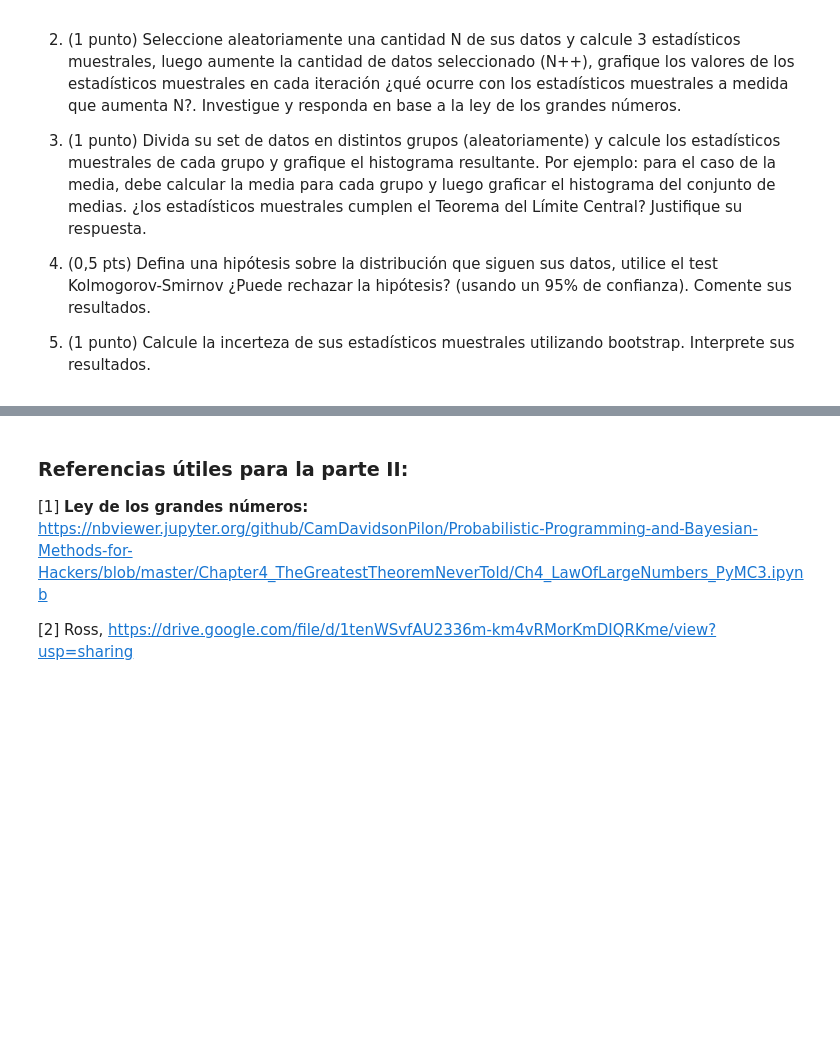
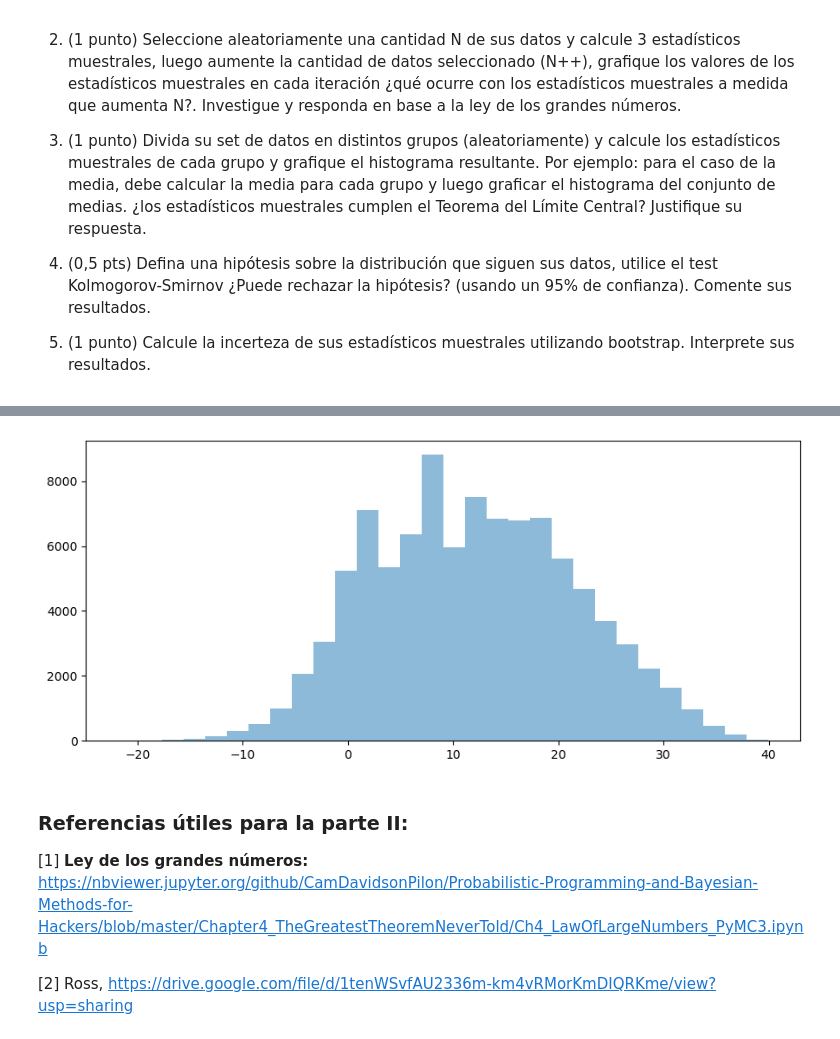
Before and after one commit to rickiwasho/statistical-simulations, a Jupyter notebook: ProyectoUnidad1.ipynb, the cells around one changed output, grey strips where cells are left out. Drawn from its saved outputs; the diff is of its cells as text; code cells hidden in the pictures; blank space fills up the shorter version.

```diff
--- a/ProyectoUnidad1.ipynb
+++ b/ProyectoUnidad1.ipynb
@@ -213,0 +216,5 @@ Ejemplo de repositorio de datos climáticos: www.cr2.cl
+# %%
+import warnings
+warnings.filterwarnings('ignore')
+df = pd.read_csv("data/weatherHistory.csv")
+df
@@ -214,3 +235,9 @@ Ejemplo de repositorio de datos climáticos: www.cr2.cl
+# %%
+fig, ax = plt.subplots(1,figsize=(9,4), tight_layout=True)
+ax.hist((df['Temperature (C)']), alpha=0.5, bins=30)
+plt.show()
+# %% [output]
+[figure, added]
 # %% [markdown]
 ### Referencias útiles para la parte II:
 
```
Also changed, not shown: parts of 2 cells of this notebook, 4 other files.
